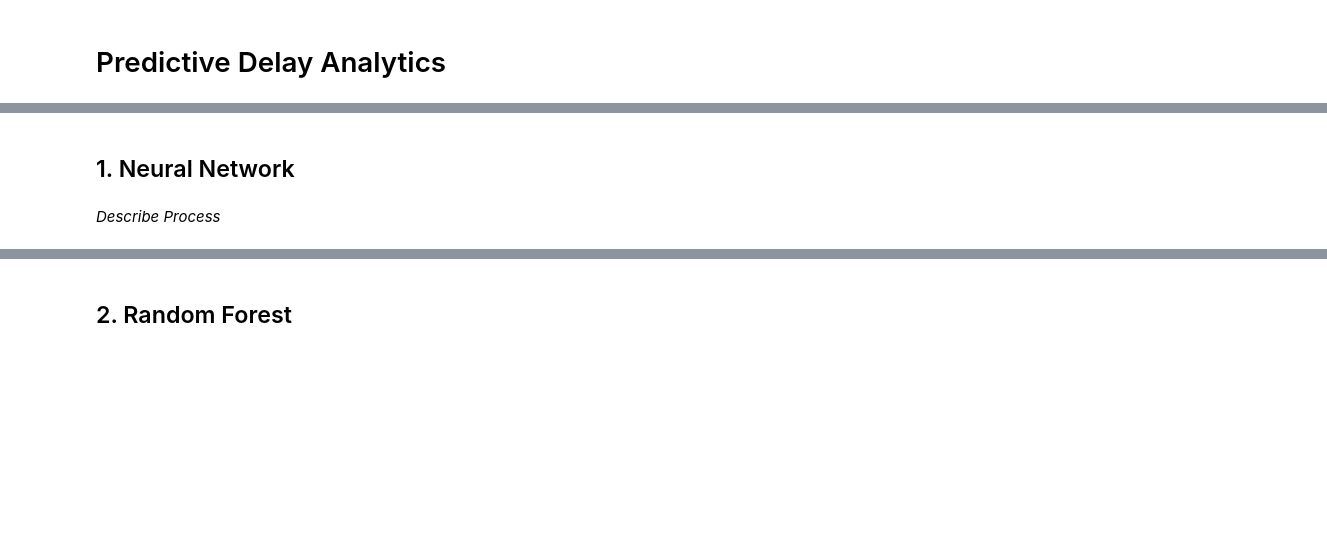
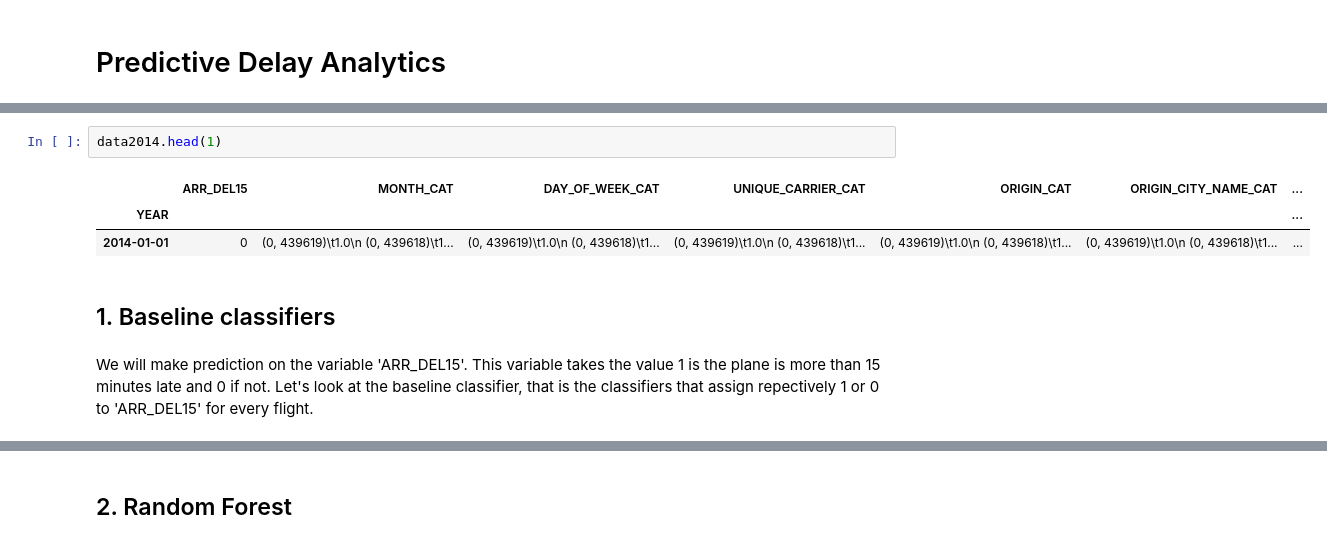
Before and after one commit to LeonhardFS/flightbbq, a Jupyter notebook: 04_PredictiveAnalytics.ipynb, the cells around one changed output, grey strips where cells are left out. Drawn from its saved outputs; the diff is of its cells as text; blank space fills up the shorter version.

```diff
--- a/04_PredictiveAnalytics.ipynb
+++ b/04_PredictiveAnalytics.ipynb
@@ -5,4 +274,10 @@
+# %%
+data2014.head(1)
+# %% [output]
+|  | ARR_DEL15 | MONTH_CAT | DAY_OF_WEEK_CAT | UNIQUE_CARRIER_CAT | ORIGIN_CAT | ORIGIN_CITY_NAME_CAT | ... |
+| YEAR |  |  |  |  |  |  | ... |
+| 2014-01-01 | 0 | (0, 439619)\t1.0\n (0, 439618)\t1... | (0, 439619)\t1.0\n (0, 439618)\t1... | (0, 439619)\t1.0\n (0, 439618)\t1... | (0, 439619)\t1.0\n (0, 439618)\t1... | (0, 439619)\t1.0\n (0, 439618)\t1... | ... |
 # %% [markdown]
-## 1. Neural Network
+## 1. Baseline classifiers
-# %% [markdown]
-*Describe Process*
+# %% [markdown]
+We will make prediction on the variable 'ARR_DEL15'. This variable takes the value 1 is the plane is more than 15 minutes late and 0 if not. Let's look at the baseline classifier, that is the classifiers that assign repectively 1 or 0 to 'ARR_DEL15' for every flight.
```
Also changed, not shown: parts of 41 cells of this notebook, 3 other files.
